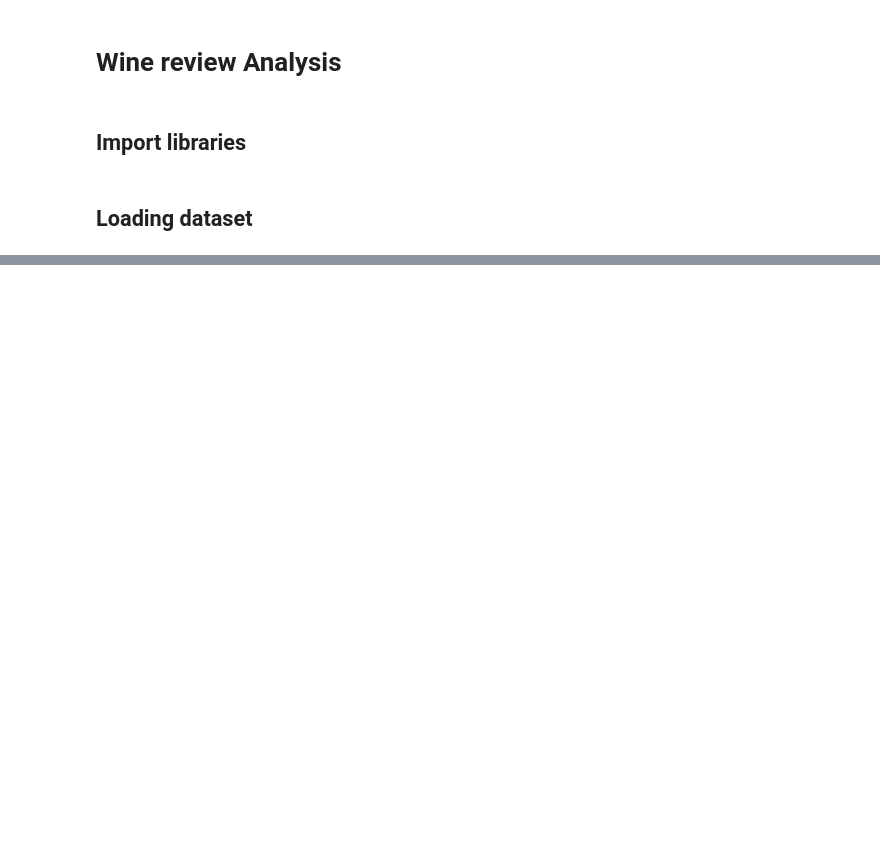
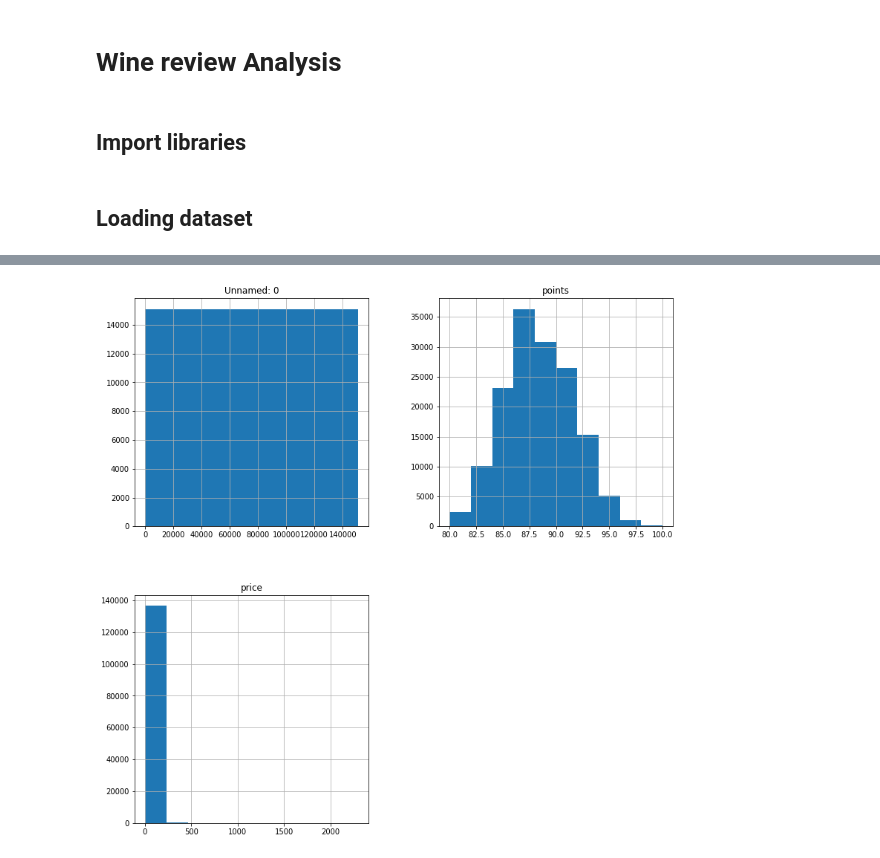
Before and after one commit to igorstojanovic91/wine-review-analysis, a Jupyter notebook: Wine reviews Analysis.ipynb, the cells around one changed output, grey strips where cells are left out. Cells and saved outputs as stored; diff of their text form; code cells hidden in the pictures; blank space fills up the shorter version.

```diff
--- a/Wine reviews Analysis.ipynb
+++ b/Wine reviews Analysis.ipynb
@@ -156,0 +223,4 @@ Name: province, Length: 455, dtype: int64
+# %%
+df.hist(figsize=(13,13));
+# %% [output]
+[figure, added]
```
Also changed, not shown: parts of 32 cells of this notebook.
